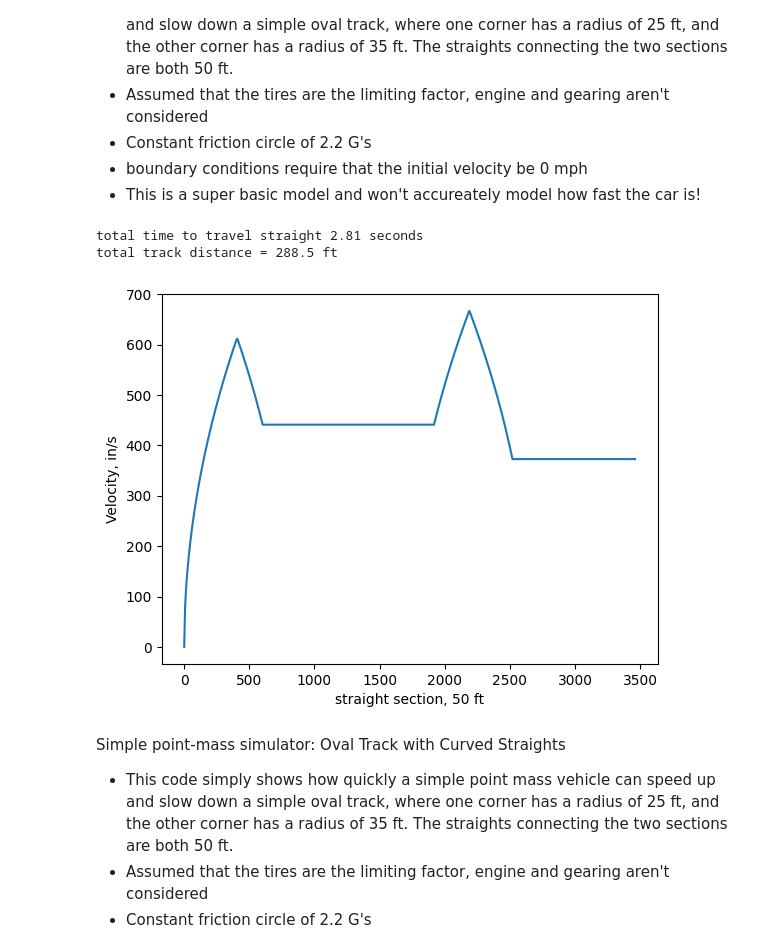
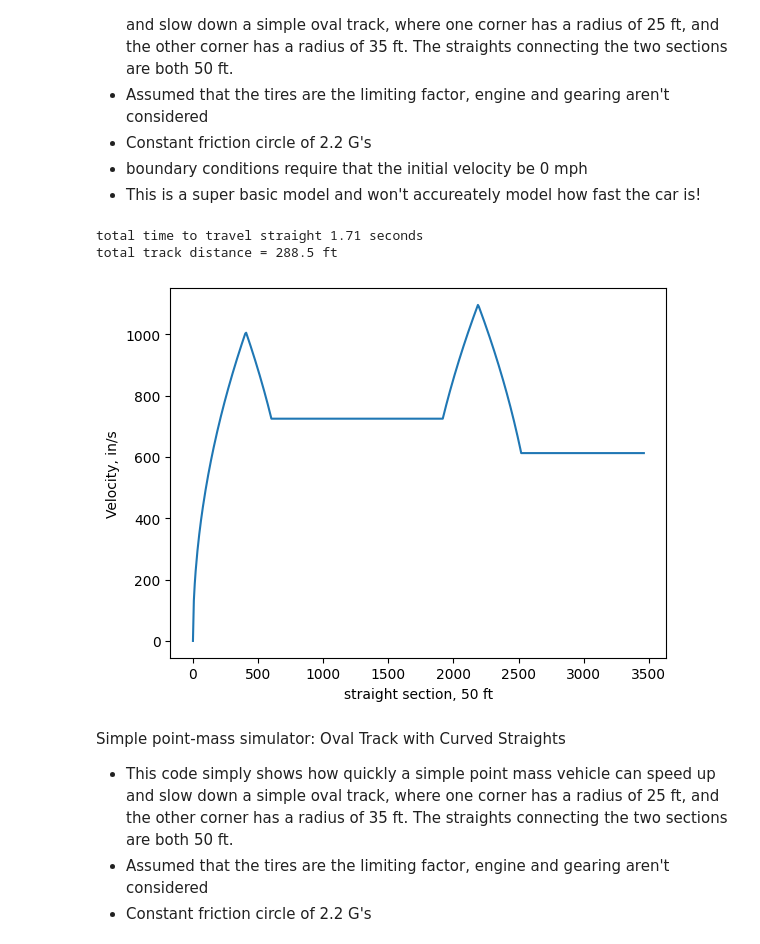
Before and after one commit to Washington-State-University-Formula-SAE/ttc-data, a Jupyter notebook: lapsim.ipynb, the cells around one changed output. Saved outputs shown, nothing was run; the diff lists cells and outputs as text; code cells hidden in the pictures.

```diff
--- a/lapsim.ipynb
+++ b/lapsim.ipynb
@@ -179,16 +47,17 @@ track = 50
 # Convertes track to inches
 track = track*12
 
-# discretizing track, dx = length of element (inches), n = number of elements
+# discretizing track
 dx = 5
 n = track/dx
 
-# nodespace, nodes = list of x-value for each node in 1D
+# nodespace
 nodes = np.linspace(0,track,int(n+1))
 
-# a_x is the acceleration limit, which in this model is the coefficient of friction for the tires
+# Friction coefficient of approximately 2.2, will subsitute with more accurate friction ellipse
+f_approx = 1.2
 
-a_x = a_ins
+a_x = w_car*f_approx
 
 # Determine the speed if the car accelerated for the entire length of the traffic, starting from 0 mph at node 0
 v1 = np.zeros(int(n+1))
@@ -232,6 +101,9 @@ Simple point-mass simulator: Oval Track
 - boundary conditions require that the initial velocity be 0 mph
 - This is a super basic model and won't accureately model how fast the car is!
 # %%
+import numpy as np
+from matplotlib import pyplot as plt
+pi = np.pi
 # Run one: How quickly can the car start and stop along a straight line?
 
 # Track components
@@ -247,8 +119,11 @@ dx = track/n
 # nodespace
 nodes = np.linspace(0,track,int(n+1))
 
-# Acceleration limited by grip of tires
-a = a_ins
+# Friction coefficient of approximately 2.2, will subsitute with more accurate friction ellipse
+f_approx = 2.2
+
+# Maximum acceleration in any direction
+a = w_car*f_approx
 
 # Determining maximum lateral acceleration for the two corners
 
@@ -268,35 +143,35 @@ for i in np.arange(n):
 # Determine the speed if the car deaccelerated for the entire length of the traffic, ending at 0 mph at node n
 v2 = np.zeros(int(n+1))
 v2[int(np.ceil(t[0]/dx)):int(np.ceil((t[0]+t[1])/dx))] = v_c1
 v2[int(np.ceil((t[0]+t[1]+t[2])/dx)):] = v_c2
 for i in np.arange(1,n+1):
     if (np.sqrt(v2[int(-i)]**2 + 2*a*dx) < v2[int(-i-1)]) or (v2[int(-i-1)] == 0.):
         v2[int(-i-1)] = np.sqrt(v2[int(-i)]**2 + 2*a*dx)
 
 # Determine which value of the two above lists is lowest. This list is the theoretical velocity at each node to satisfy the stated assumptions
 v3 = np.zeros(int(n+1))
 for i in np.arange(int(n+1)):
     if v1[i] < v2 [i]:
         v3[i] = (v1[int(i)])
     else:
         v3[i] = (v2[int(i)])
 
 # Determining the total time it takes to travel the track by rewriting the equation v1 = v0 + a*t
 t = 0
 for i in np.arange(len(v3)-1):
     t += np.abs(v3[i+1]-v3[i])/a
 print(f"total time to travel straight {round(t,2)} seconds")
 
 # Plotting result
 plt.plot(nodes,v3)
 plt.xlabel('straight section, 50 ft')
 plt.ylabel('Velocity, in/s')
 plt.show
 print(f"total track distance = {round(track/12, 2)} ft")
 # %% [output]
-total time to travel straight 2.81 seconds
+total time to travel straight 1.71 seconds
 total track distance = 288.5 ft
-[figure, old version]
+[figure, new version]
 # %% [markdown]
 Simple point-mass simulator: Oval Track with Curved Straights
 
```
Also changed, not shown: parts of 9 cells of this notebook, 9 other files.
